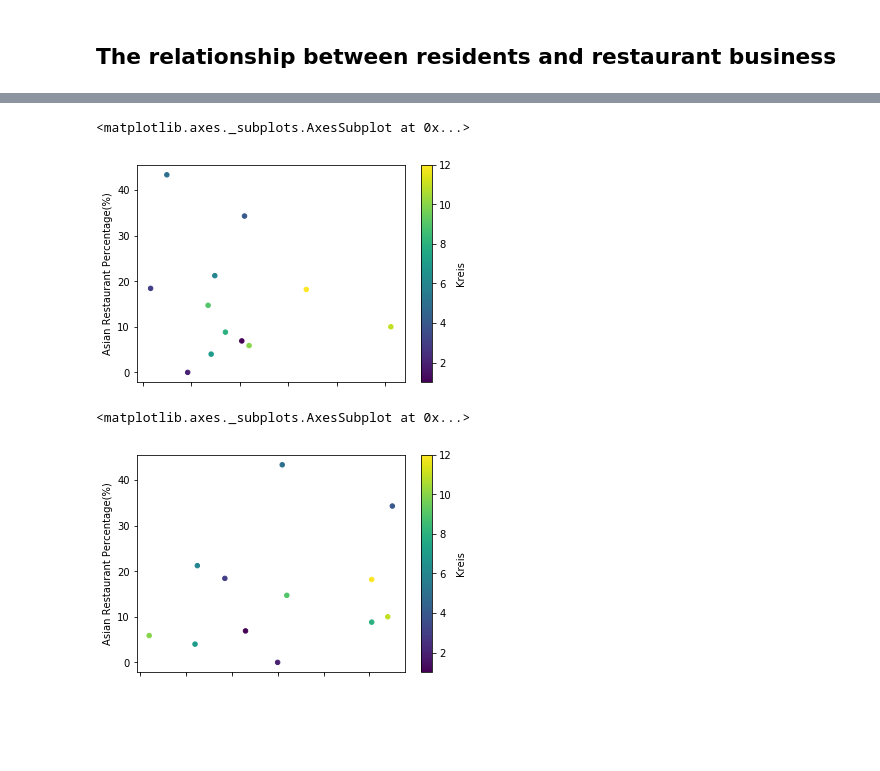
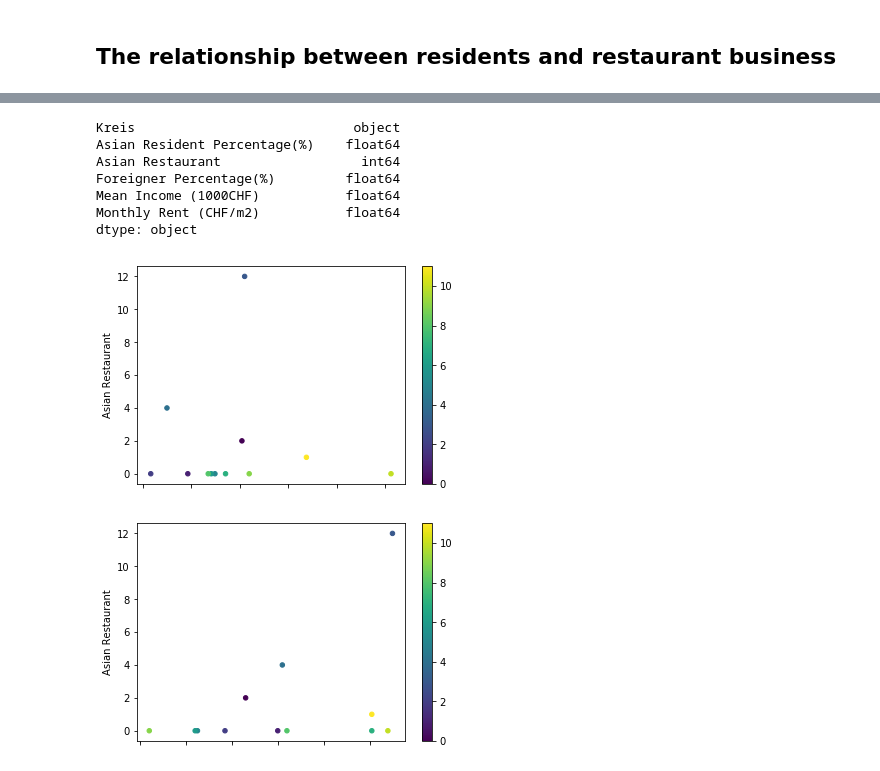
Before and after one commit to chialingyang7718/Coursera_Capstone, a Jupyter notebook: Noodle in Zurich.ipynb, the cells around one changed output, grey strips where cells are left out. Cells and saved outputs as stored; diff of their text form; code cells hidden in the pictures; blank space fills up the shorter version.

```diff
--- a/Noodle in Zurich.ipynb
+++ b/Noodle in Zurich.ipynb
@@ -213,7 +269,7 @@ asian_tot = pd.concat([kreis,asian],axis = 1)
 asian_percentage =100* asian_tot[0]/nationalitat["Total"]
 asian_percent = pd.concat([kreis,asian_percentage],axis = 1)
 asian_percent.rename(columns={"Unnamed: 0":"Kreis",0:"Asian Resident Percentage(%)"},inplace = True)
-asian_percent.reset_index(drop = True, inplace=True)
+asian_percent.set_index('Kreis',drop = True, inplace=True)
 asian_percent.update(df)
 asian_percent
 # %% [output]
@@ -232,0 +290,9 @@ asian_percent
+# %%
+zurich_income= pd.read_excel("https://www.dropbox.com/s/heqd8hvsllcvt5t/WIR100T1002_Steuerbares-Einkommen_nach-Steuertarif-Stadtkreis-Stadtquartier.xlsx?dl=1",
+...               sheet_name='2015',skiprows = 9)
+kreis_income = zurich_income[zurich_income['Unnamed: 0'].str.contains("Kreis")]
+kreis = kreis_income['Unnamed: 0']
+income = pd.concat([kreis,kreis_income['Median']],axis = 1)
+income.rename(columns={"Unnamed: 0":"Kreis",'Median':"Mean Income (1000CHF)"},inplace = True)
+income.set_index('Kreis',drop = True, inplace=True)
+income
@@ -232,0 +314,13 @@ asian_percent
+# %%
+zurich_rental= pd.read_excel('https://www.dropbox.com/s/j9xh217ksm4o3jc/Nettomietpreise_nach-Kreis-Wohnungsgroesse-Eigentumsgruppe.xlsx?dl=1',
+...               sheet_name='T_1',skiprows = 8)
+zurich_rental.drop(0,inplace = True) #Drop the first row
+zurich_rental.drop(1,inplace = True) #Drop the row of "Ganze Stadt" (whole city)
+#perm2_rental = zurich_rental['Pro Quadratmeter'] #only read the column of per quadrameter
+#kreis = kreis_income['Unnamed: 0']
+#income = pd.concat([kreis,kreis_income['Median']],axis = 1)
+zurich_rental.rename(columns={'Unnamed: 0':'Kreis',"Pro Quadratmeter":"Monthly Rent (CHF/m2)"},inplace = True)
+zurich_rental.set_index('Kreis',drop = True, inplace=True)
+#income
+zurich_rental = zurich_rental.astype(float)
+zurich_rental
@@ -233,13 +342,21 @@ asian_percent
+# %%
+df_scatter = pd.concat([asian_percent,asian_restaurant["Asian Restaurant"],aus_bev['Foreigner Percentage(%)'],income['Mean Income (1000CHF)'],zurich_rental["Monthly Rent (CHF/m2)"]],axis = 1)
+df_scatter.reset_index(drop=False,inplace=True)
+df_scatter.dtypes
+# %% [output]
+Kreis                            object
+Asian Resident Percentage(%)    float64
+Asian Restaurant                  int64
+Foreigner Percentage(%)         float64
+Mean Income (1000CHF)           float64
+Monthly Rent (CHF/m2)           float64
+dtype: object
 # %%
-df_scatter = pd.concat([asian_percent,asian_rest_percentage["Asian Restaurant Percentage(%)"],aus_bev['Foreigner Percentage(%)']],axis = 1)
-ax1 = df_scatter.plot.scatter(x='Asian Resident Percentage(%)',y='Asian Restaurant Percentage(%)',c='Kreis',colormap='viridis')
-ax1
+ax1 = df_scatter.plot(kind = 'scatter', x='Asian Resident Percentage(%)',y='Asian Restaurant',c=df_scatter.index,colormap='viridis')
 # %% [output]
-<matplotlib.axes._subplots.AxesSubplot at 0x...>
-[figure, old version]
+[figure, new version]
 # %%
-ax2 = df_scatter.plot.scatter(x='Foreigner Percentage(%)',y='Asian Restaurant Percentage(%)',c='Kreis',colormap='viridis')
-ax2
+ax2.set_xlabel("Foreigner Percentage(%)")
+ax2 = df_scatter.plot.scatter(x='Foreigner Percentage(%)',y='Asian Restaurant',c=df_scatter.index,colormap='viridis')
 # %% [output]
-<matplotlib.axes._subplots.AxesSubplot at 0x...>
-[figure, old version]
+[figure, new version]
```
Also changed, not shown: parts of 17 cells of this notebook.
